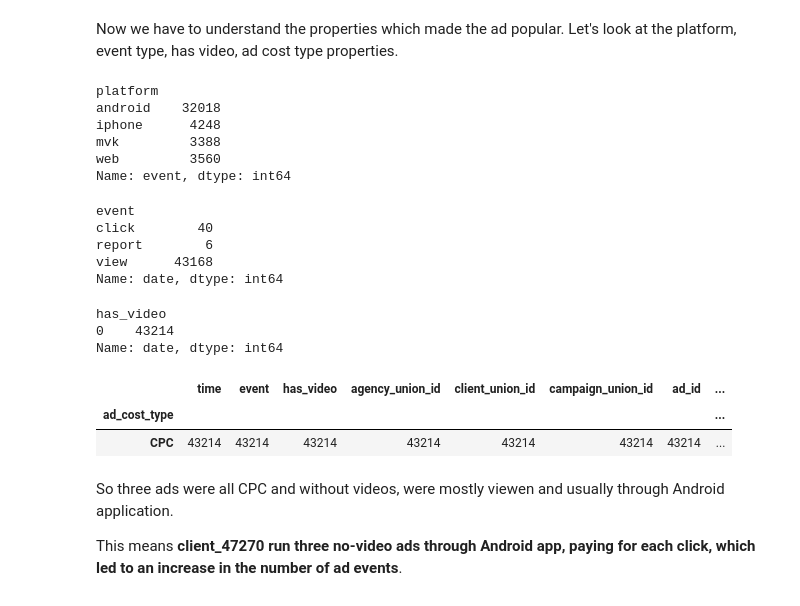
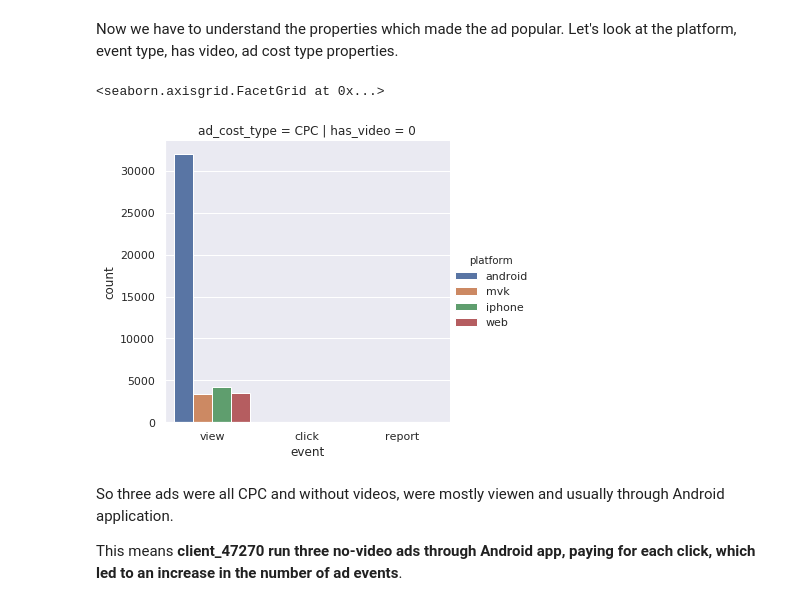
Before and after one commit to rysbekova/data-visualization-task, a Jupyter notebook: task.ipynb, the cells around one changed output. Saved outputs shown, nothing was run; the diff lists cells and outputs as text; code cells hidden in the pictures.

```diff
--- a/task.ipynb
+++ b/task.ipynb
@@ -170,35 +176,11 @@ ad_123.iloc[:10]
 The first assumption is that the client_47270 started some campaign, where one of the ads became popular.
 # %% [markdown]
 Now we have to understand the properties which made the ad popular. Let's look at the platform, event type, has video, ad cost type properties.
-# %%
-ad_123.groupby('platform').count()['event']
-# %% [output]
-platform
-android    32018
-iphone      4248
-mvk         3388
-web         3560
-Name: event, dtype: int64
-# %%
-ad_123.groupby('event').count()['date']
-# %% [output]
-event
-click        40
-report        6
-view      43168
-Name: date, dtype: int64
-# %%
-ad_123.groupby('has_video').count()['date']
-# %% [output]
-has_video
-0    43214
-Name: date, dtype: int64
-# %%
-ad_123.groupby('ad_cost_type').count()
-# %% [output]
-|  | time | event | has_video | agency_union_id | client_union_id | campaign_union_id | ad_id | ... |
-| ad_cost_type |  |  |  |  |  |  |  | ... |
-| CPC | 43214 | 43214 | 43214 | 43214 | 43214 | 43214 | 43214 | ... |
+# %%
+sns.catplot(x='event',hue='platform', col='has_video', row = 'ad_cost_type', kind='count', data=ad_123)
+# %% [output]
+<seaborn.axisgrid.FacetGrid at 0x...>
+[figure, added]
 # %% [markdown]
 So three ads were all CPC and without videos, were mostly viewen and usually through Android application.
 
```
Also changed, not shown: parts of 15 cells of this notebook.
